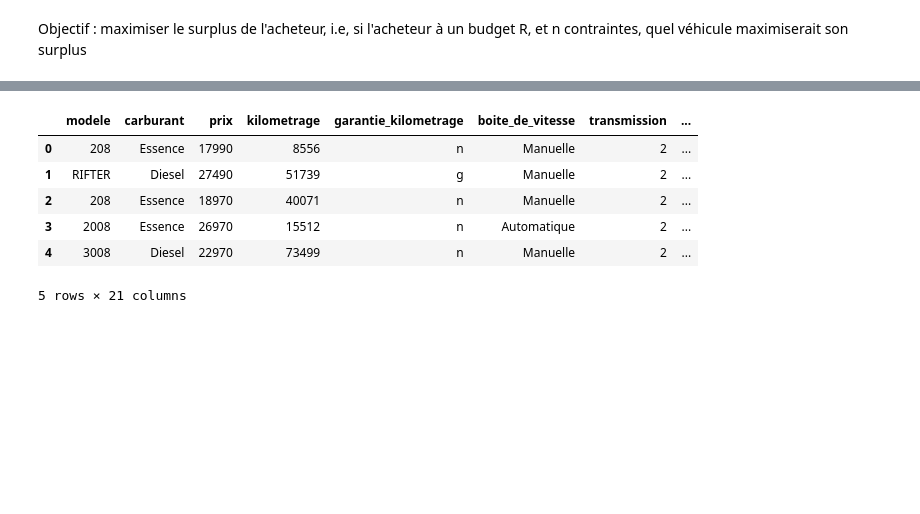
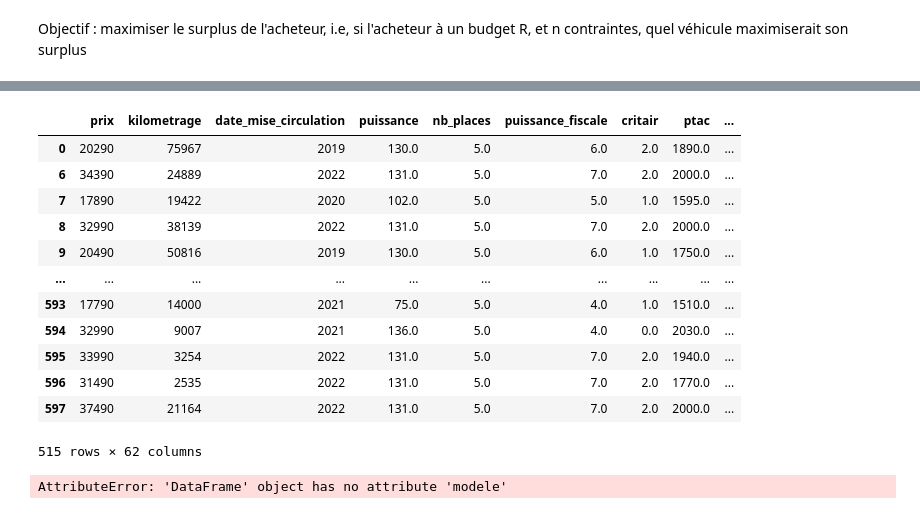
Before and after one commit to mathver/VERON_NEPVEUX_PROJECT, a Jupyter notebook: veron_nepveux_project/panda.ipynb, the cells around one changed output, grey strips where cells are left out. Cells and saved outputs as stored; diff of their text form; code cells hidden in the pictures; blank space fills up the shorter version.

```diff
--- a/veron_nepveux_project/panda.ipynb
+++ b/veron_nepveux_project/panda.ipynb
@@ -291,0 +171,23 @@ Index(['prix', 'kilometrage', 'garantie_kilometrage', 'puissance', 'nb_places',
+# %%
+df_mod = pd.get_dummies(df["modele"])
+df_garkil = pd.get_dummies(df["garantie_kilometrage"])
+df_carbu = pd.get_dummies(df["carburant"])
+df_bdv = pd.get_dummies(df["boite_de_vitesse"])
+df_couleur = pd.get_dummies(df["couleur"])
+df_sil = pd.get_dummies(df["silhouette"])
+df_trans = pd.get_dummies(df["transmission"])
+df_gar = pd.get_dummies(df["garantie"])
+df_utilprec = pd.get_dummies(df["utilisation_prec"])
+
+df = pd.concat([df, df_mod, df_garkil, df_carbu, df_bdv, df_couleur, df_sil,df_trans, df_gar, df_utilprec], axis = 1)
+
+del df['modele']
+del df['garantie_kilometrage']
+del df['carburant']
+del df['boite_de_vitesse']
+del df['couleur']
+del df['silhouette']
+del df['transmission']
+del df['garantie']
+del df['utilisation_prec']
+del df['NA']
@@ -292,8 +214,11 @@ Index(['prix', 'kilometrage', 'garantie_kilometrage', 'puissance', 'nb_places',
+# %%
+df = df.replace('NA', np.NaN)
+df_EN = df.dropna()
 # %% [markdown]
 ## Passage sous numpy + ML
 # %%
-y = df['prix'].to_numpy()
-X = df.loc[:, df.columns != 'prix'].to_numpy() # tout sauf le prix
+y = df_EN['prix'].to_numpy()
+X = df_EN.loc[:, df_EN.columns != 'prix'].to_numpy() # tout sauf le prix
 # %%
 type(y), y.shape
 # %% [output]
@@ -559,3 +490,5 @@ Objectif : maximiser le surplus de l'acheteur, i.e, si l'acheteur à un budget R
+# %%
+data_finale = df_EN
 # %%
 data_finale['prix_predits'] = prix_prédits
 data_finale['surplus_conso'] = data_finale['prix'] - data_finale['prix_predits']
@@ -562,22 +506,30 @@ data_finale['surplus_conso'] = data_finale['prix'] - data_finale['prix_predits']
 # %%
-data_finale.head()
+data_finale
 # %% [output]
-|  | modele | carburant | prix | kilometrage | garantie_kilometrage | boite_de_vitesse | transmission | ... |
-| 0 | 208 | Essence | 17990 | 8556 | n | Manuelle | 2 | ... |
-| 1 | RIFTER | Diesel | 27490 | 51739 | g | Manuelle | 2 | ... |
-| 2 | 208 | Essence | 18970 | 40071 | n | Manuelle | 2 | ... |
-| 3 | 2008 | Essence | 26970 | 15512 | n | Automatique | 2 | ... |
-| 4 | 3008 | Diesel | 22970 | 73499 | n | Manuelle | 2 | ... |
+|  | prix | kilometrage | date_mise_circulation | puissance | nb_places | puissance_fiscale | critair | ptac | ... |
+| 0 | 20290 | 75967 | 2019 | 130.0 | 5.0 | 6.0 | 2.0 | 1890.0 | ... |
+| 6 | 34390 | 24889 | 2022 | 131.0 | 5.0 | 7.0 | 2.0 | 2000.0 | ... |
+| 7 | 17890 | 19422 | 2020 | 102.0 | 5.0 | 5.0 | 1.0 | 1595.0 | ... |
+| 8 | 32990 | 38139 | 2022 | 131.0 | 5.0 | 7.0 | 2.0 | 2000.0 | ... |
+| 9 | 20490 | 50816 | 2019 | 130.0 | 5.0 | 6.0 | 1.0 | 1750.0 | ... |
+| ... | ... | ... | ... | ... | ... | ... | ... | ... | ... |
+| 593 | 17790 | 14000 | 2021 | 75.0 | 5.0 | 4.0 | 1.0 | 1510.0 | ... |
+| 594 | 32990 | 9007 | 2021 | 136.0 | 5.0 | 4.0 | 0.0 | 2030.0 | ... |
+| 595 | 33990 | 3254 | 2022 | 131.0 | 5.0 | 7.0 | 2.0 | 1940.0 | ... |
+| 596 | 31490 | 2535 | 2022 | 131.0 | 5.0 | 7.0 | 2.0 | 1770.0 | ... |
+| 597 | 37490 | 21164 | 2022 | 131.0 | 5.0 | 7.0 | 2.0 | 2000.0 | ... |
-5 rows × 21 columns
+515 rows × 62 columns
 # %%
 newdf =data_finale.loc[
-    (data_finale.modele == "208") &
-    (data_finale.carburant == "Essence") &
-    (data_finale.couleur == "Gris") &
-    (data_finale.silhouette == "Citadine") &
-    (data_finale.transmission == '2') &
+    (data_finale["208"] == 1) &
+    (data_finale["Essence"]) &
+    (data_finale['Gris']) &
+    (data_finale["Citadine"]) &
+    (data_finale['2') &
     (data_finale.date_mise_circulation >= 2017)
     ]
+# %% [output]
+AttributeError: 'DataFrame' object has no attribute 'modele'
 # %%
 newdf.head()
 # %% [output]
```
Also changed, not shown: parts of 49 cells of this notebook, 1 other file.
